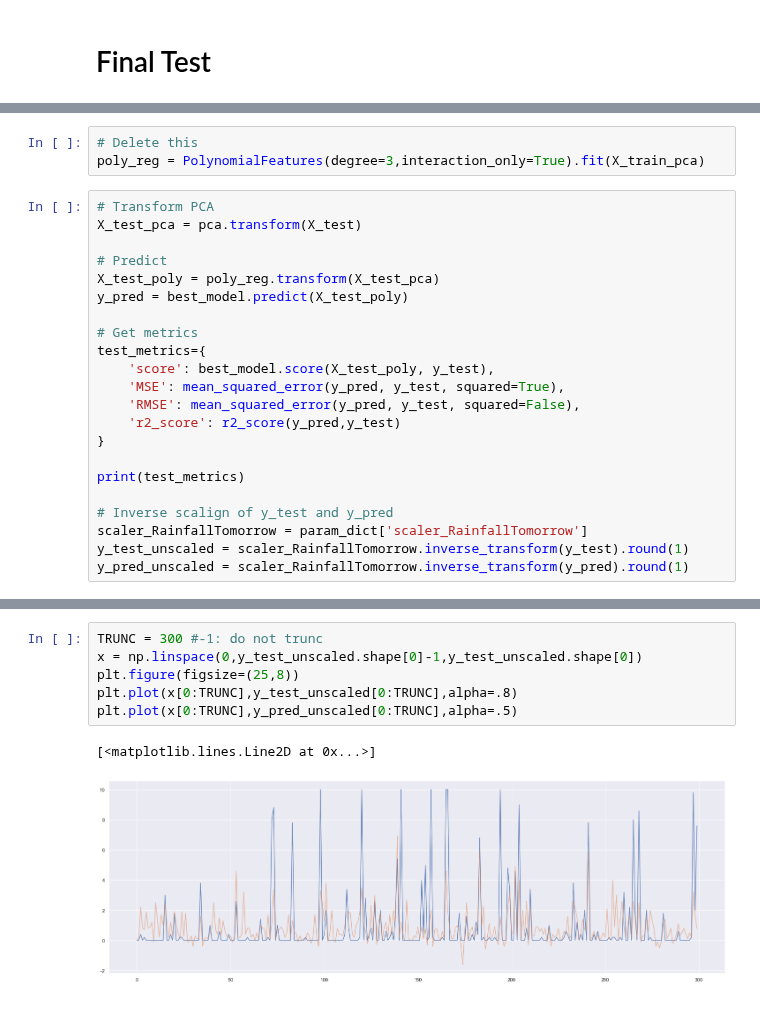
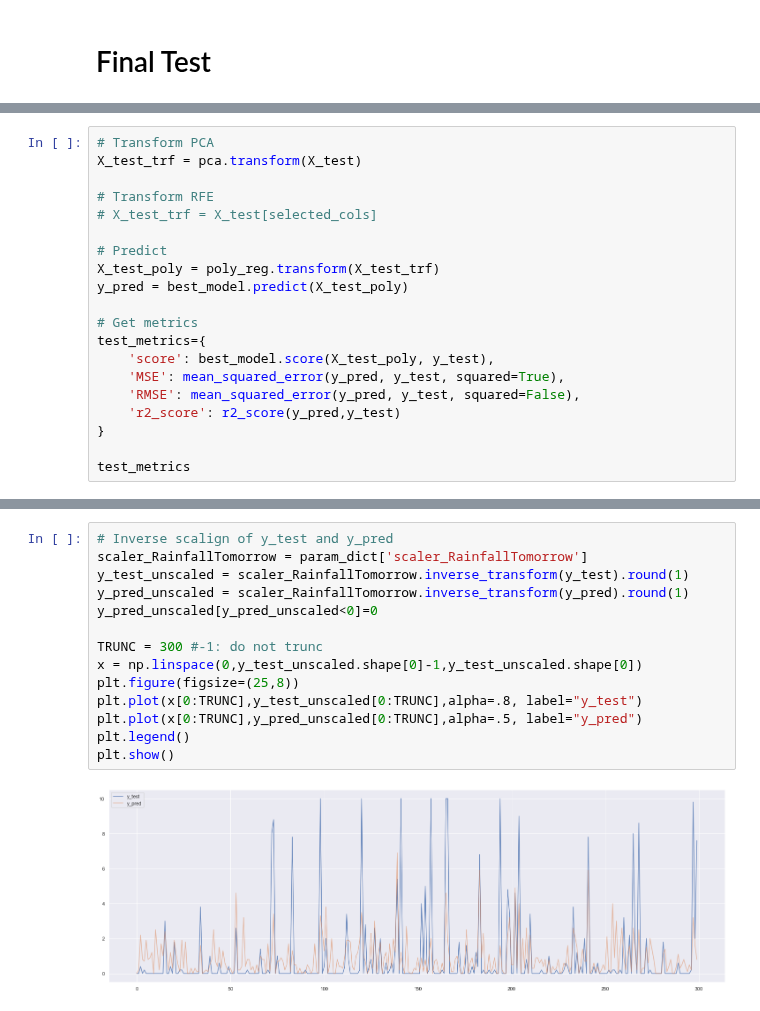
Before and after one commit to AgustinBaffo/CEIA, a Jupyter notebook: 03 - Analisis de Datos/TP-Final/4_Regression.ipynb, the cells around one changed output, grey strips where cells are left out. Drawn from its saved outputs; the diff is of its cells as text.

Commit message:
test clf

```diff
--- a/03 - Analisis de Datos/TP-Final/4_Regression.ipynb
+++ b/03 - Analisis de Datos/TP-Final/4_Regression.ipynb
@@ -406,14 +399,14 @@ best_model = models_df.iloc[models_df['RMSE'].argmin()]['model']
 # %% [output]
 Best model: PolynomialFeatures_3_reg-Lasso (PCA)
-# %%
-# Delete this
-poly_reg = PolynomialFeatures(degree=3,interaction_only=True).fit(X_train_pca)
 # %%
 # Transform PCA
-X_test_pca = pca.transform(X_test)
+X_test_trf = pca.transform(X_test)
+
+# Transform RFE
+# X_test_trf = X_test[selected_cols]
 
 # Predict
-X_test_poly = poly_reg.transform(X_test_pca)
+X_test_poly = poly_reg.transform(X_test_trf)
 y_pred = best_model.predict(X_test_poly)
 
 # Get metrics
@@ -424,10 +417,5 @@ test_metrics={
     'r2_score': r2_score(y_pred,y_test)
 }
 
-print(test_metrics)
-
-# Inverse scalign of y_test and y_pred
-scaler_RainfallTomorrow = param_dict['scaler_RainfallTomorrow']
-y_test_unscaled = scaler_RainfallTomorrow.inverse_transform(y_test).round(1)
-y_pred_unscaled = scaler_RainfallTomorrow.inverse_transform(y_pred).round(1)
+test_metrics
 # %% [output]
@@ -435,9 +426,16 @@ y_pred_unscaled = scaler_RainfallTomorrow.inverse_transform(y_pred).round(1)
 # %%
+# Inverse scalign of y_test and y_pred
+scaler_RainfallTomorrow = param_dict['scaler_RainfallTomorrow']
+y_test_unscaled = scaler_RainfallTomorrow.inverse_transform(y_test).round(1)
+y_pred_unscaled = scaler_RainfallTomorrow.inverse_transform(y_pred).round(1)
+y_pred_unscaled[y_pred_unscaled<0]=0
+
 TRUNC = 300 #-1: do not trunc
 x = np.linspace(0,y_test_unscaled.shape[0]-1,y_test_unscaled.shape[0])
 plt.figure(figsize=(25,8))
-plt.plot(x[0:TRUNC],y_test_unscaled[0:TRUNC],alpha=.8)
-plt.plot(x[0:TRUNC],y_pred_unscaled[0:TRUNC],alpha=.5)
+plt.plot(x[0:TRUNC],y_test_unscaled[0:TRUNC],alpha=.8, label="y_test")
+plt.plot(x[0:TRUNC],y_pred_unscaled[0:TRUNC],alpha=.5, label="y_pred")
+plt.legend()
+plt.show()
 # %% [output]
-[<matplotlib.lines.Line2D at 0x...>]
-[figure, old version]
+[figure, new version]
```
Also changed, not shown: parts of 5 cells of this notebook, 6 other files.
